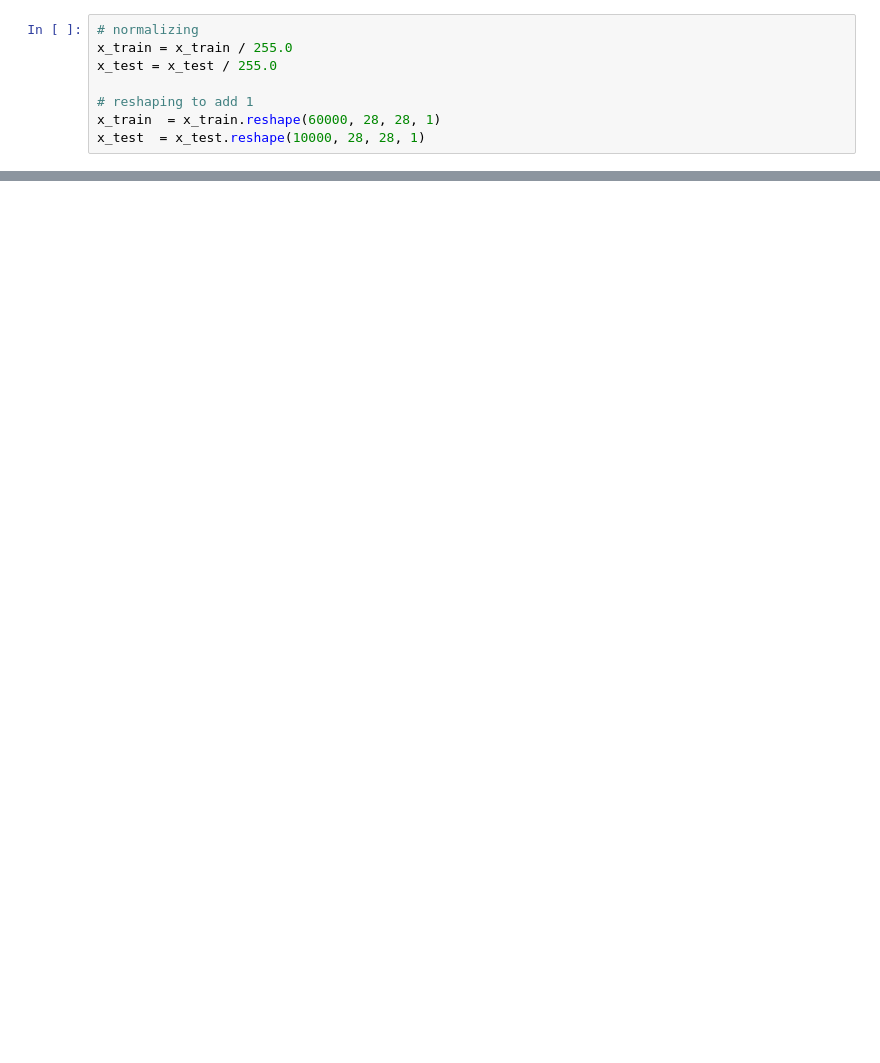
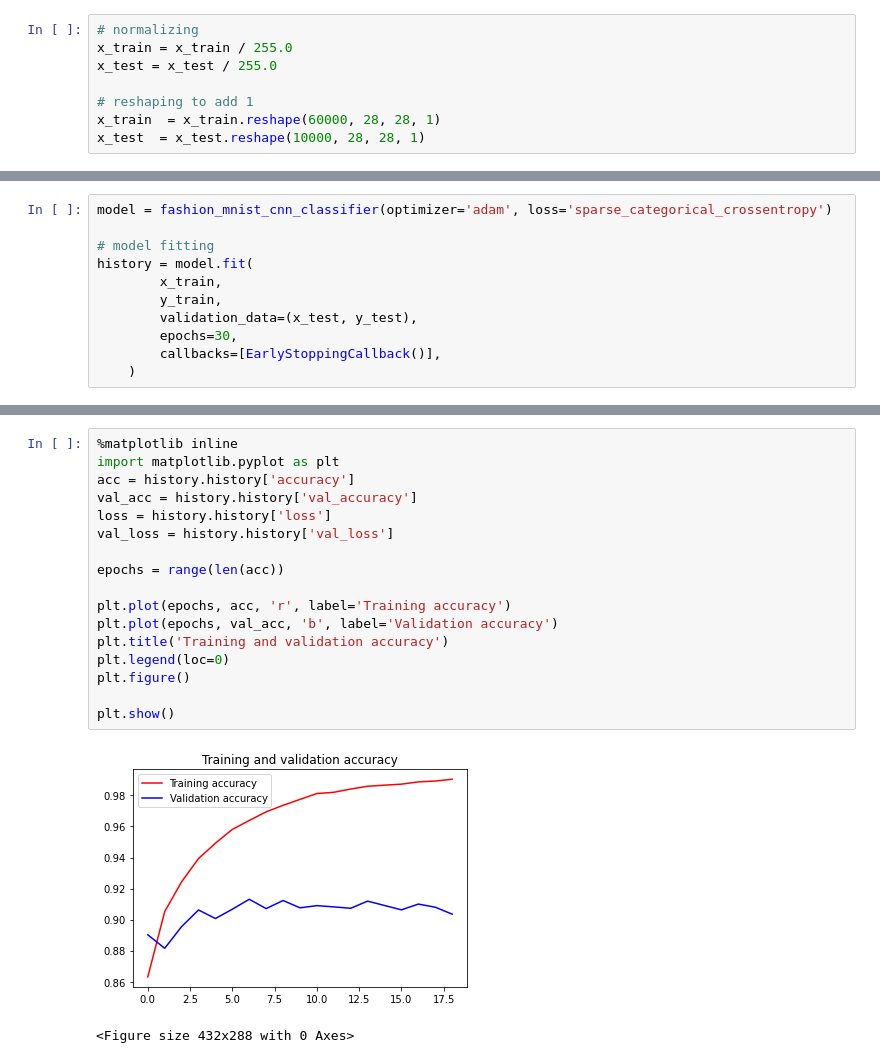
Before and after one commit to prashunjavero/neural_networks, a Jupyter notebook: cnn/03_tf_multi_class_image_classification_using_cnn.ipynb, the cells around one changed output, grey strips where cells are left out. Drawn from its saved outputs; the diff is of its cells as text; blank space fills up the shorter version.

```diff
--- a/cnn/03_tf_multi_class_image_classification_using_cnn.ipynb
+++ b/cnn/03_tf_multi_class_image_classification_using_cnn.ipynb
@@ -79,0 +21,11 @@ Reached trainig end returning model
+# %%
+model = fashion_mnist_cnn_classifier(optimizer='adam', loss='sparse_categorical_crossentropy')
+
+# model fitting
+history = model.fit(
+        x_train,
+        y_train,
+        validation_data=(x_test, y_test),
+        epochs=30,
+        callbacks=[EarlyStoppingCallback()],
+    )
@@ -80 +50,21 @@ Reached trainig end returning model
+# %%
+%matplotlib inline
+import matplotlib.pyplot as plt
+acc = history.history['accuracy']
+val_acc = history.history['val_accuracy']
+loss = history.history['loss']
+val_loss = history.history['val_loss']
+
+epochs = range(len(acc))
+
+plt.plot(epochs, acc, 'r', label='Training accuracy')
+plt.plot(epochs, val_acc, 'b', label='Validation accuracy')
+plt.title('Training and validation accuracy')
+plt.legend(loc=0)
+plt.figure()
+
+plt.show()
+# %% [output]
+[figure, added]
+<Figure size 432x288 with 0 Axes>
 # %%
```
Also changed, not shown: parts of 25 cells of this notebook, 7 other files.
